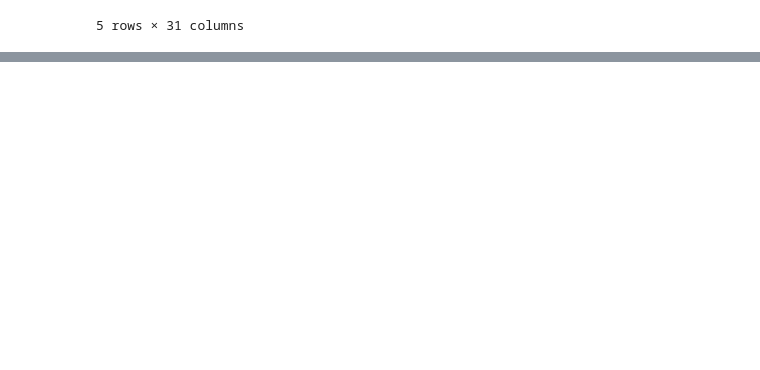
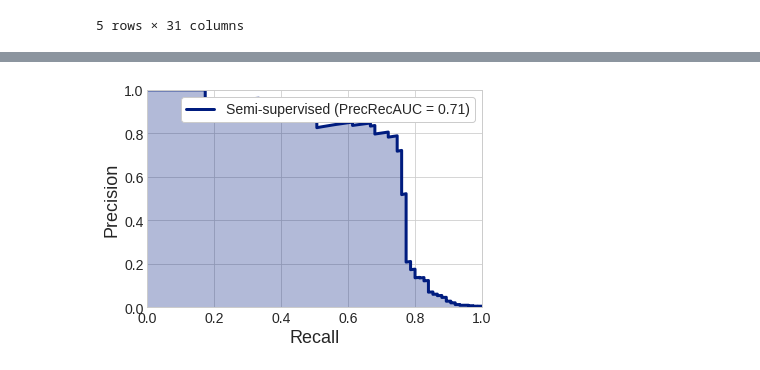
Before and after one commit to MTDzi/semisup-learn, a Jupyter notebook: examples/Untitled.ipynb, the cells around one changed output, grey strips where cells are left out. Cells and saved outputs as stored; diff of their text form; code cells hidden in the pictures; blank space fills up the shorter version.

```diff
--- a/examples/Untitled.ipynb
+++ b/examples/Untitled.ipynb
@@ -75,0 +45,9 @@ RandomForestClassifier(bootstrap=True, class_weight=None, criterion='gini',
+# %%
+unlab_frac = 0.5
+X_train, X_unlab, y_train, y_unlab = train_test_split(X_train, y_train, test_size=unlab_frac, random_state=seed, shuffle=False)
+
+model.fit(X_train, y_train)
+
+y_pred = model.predict_proba(X_test)[:, 1]
+
+plot_prec_rec_curve(y_test, y_pred, 'Supervised (on test)')
@@ -75,0 +61,8 @@ RandomForestClassifier(bootstrap=True, class_weight=None, criterion='gini',
+# %%
+%%time
+
+X_combined = pd.np.r_[X_train, X_unlab]
+y_combined = pd.np.r_[y_train, y_unlab.replace([0, 1], -1)]
+
+model = CPLELearningModel(XGBClassifier(), predict_from_probabilities=True, max_iter=10)
+model.fit(X_combined, y_combined.astype(int))
@@ -75,0 +73,6 @@ RandomForestClassifier(bootstrap=True, class_weight=None, criterion='gini',
+# %%
+y_pred = model.predict_proba(X_test)[:, 1]
+
+plot_prec_rec_curve(y_test, y_pred, 'Semi-supervised')
+# %% [output]
+[figure, added]
```
Also changed, not shown: parts of 16 cells of this notebook, 3 other files.
